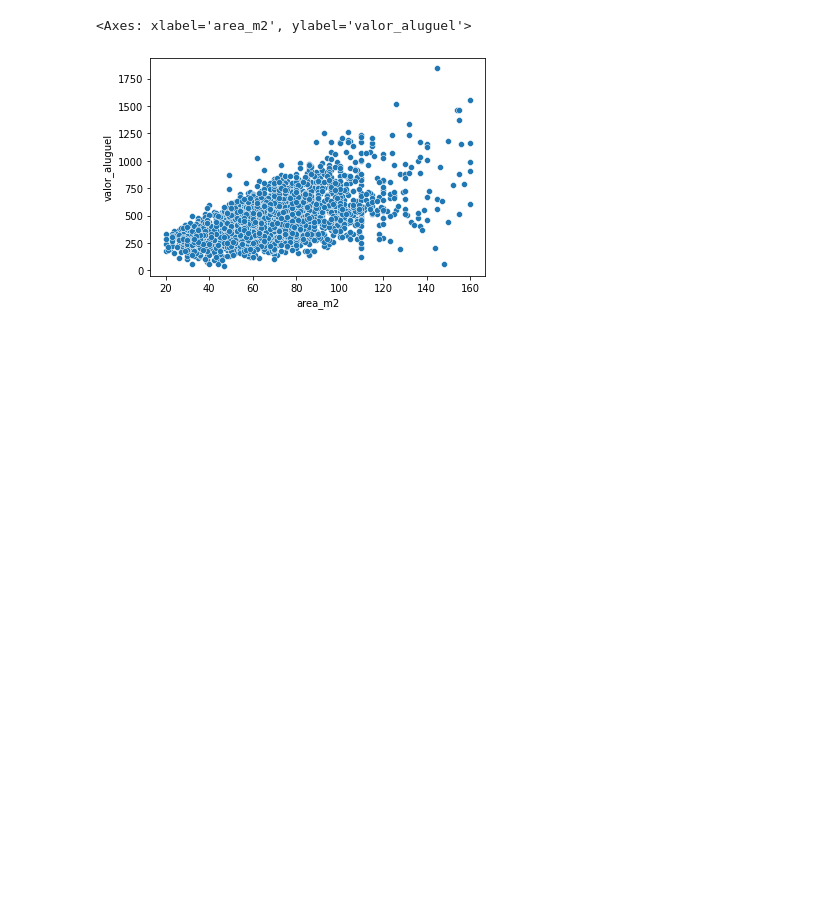
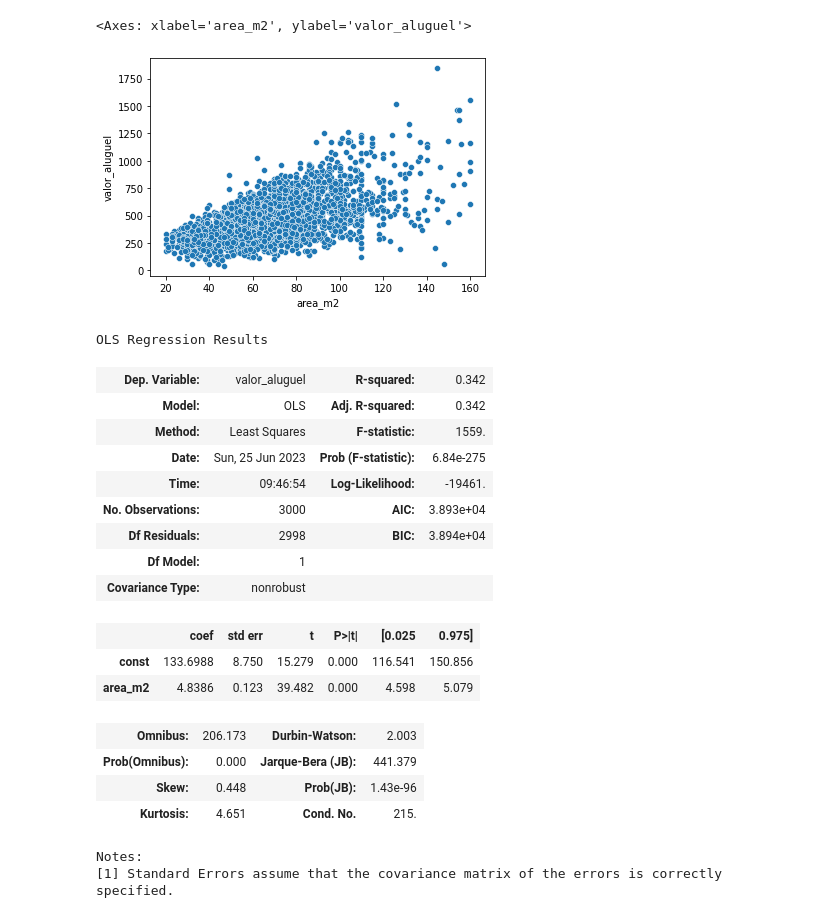
Before and after one commit to diegopereiracalcadadev/python_dsa_fundamentals, a Jupyter notebook: jupyter_notebooks/Cap14/Tentativa_DC.ipynb, the cells around one changed output. Drawn from its saved outputs; the diff is of its cells as text; code cells hidden in the pictures; blank space fills up the shorter version.

```diff
--- a/jupyter_notebooks/Cap14/Tentativa_DC.ipynb
+++ b/jupyter_notebooks/Cap14/Tentativa_DC.ipynb
@@ -55,3 +55,37 @@ sns.scatterplot(data=df, x="area_m2", y="valor_aluguel", h)
 # %% [output]
 <Axes: xlabel='area_m2', ylabel='valor_aluguel'>
 [figure]
+# %%
+# OLS (Ordinary Least Squares / Mínimo Quadrados Ordinários) - Regressão linear
+
+y = df["valor_aluguel"]
+X = df["area_m2"]
+X = sm.add_constant(X)
+
+# Criando o modelo
+modelo = sm.OLS(y, X)
+
+# Treinando-o
+resultado = modelo.fit()
+
+resultado.summary()
+# %% [output]
+OLS Regression Results
+| Dep. Variable: | valor_aluguel | R-squared: | 0.342 |
+| Model: | OLS | Adj. R-squared: | 0.342 |
+| Method: | Least Squares | F-statistic: | 1559. |
+| Date: | Sun, 25 Jun 2023 | Prob (F-statistic): | 6.84e-275 |
+| Time: | 09:46:54 | Log-Likelihood: | -19461. |
+| No. Observations: | 3000 | AIC: | 3.893e+04 |
+| Df Residuals: | 2998 | BIC: | 3.894e+04 |
+| Df Model: | 1 |  |  |
+| Covariance Type: | nonrobust |  |  |
+|  | coef | std err | t | P>|t| | [0.025 | 0.975] |
+| const | 133.6988 | 8.750 | 15.279 | 0.000 | 116.541 | 150.856 |
+| area_m2 | 4.8386 | 0.123 | 39.482 | 0.000 | 4.598 | 5.079 |
+| Omnibus: | 206.173 | Durbin-Watson: | 2.003 |
+| Prob(Omnibus): | 0.000 | Jarque-Bera (JB): | 441.379 |
+| Skew: | 0.448 | Prob(JB): | 1.43e-96 |
+| Kurtosis: | 4.651 | Cond. No. | 215. |
+Notes:
+[1] Standard Errors assume that the covariance matrix of the errors is correctly specified.
```
Also changed, not shown: parts of 2 cells of this notebook.
